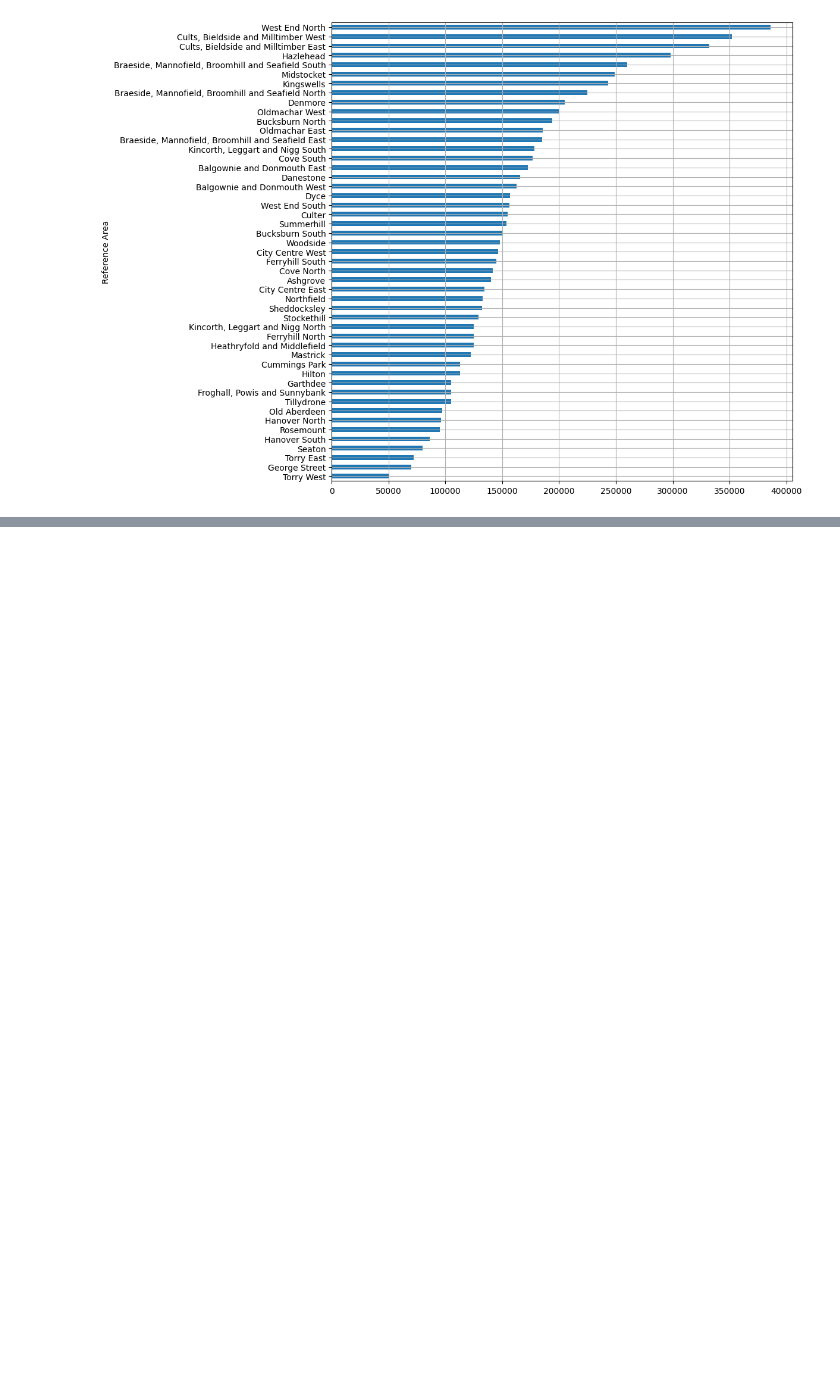
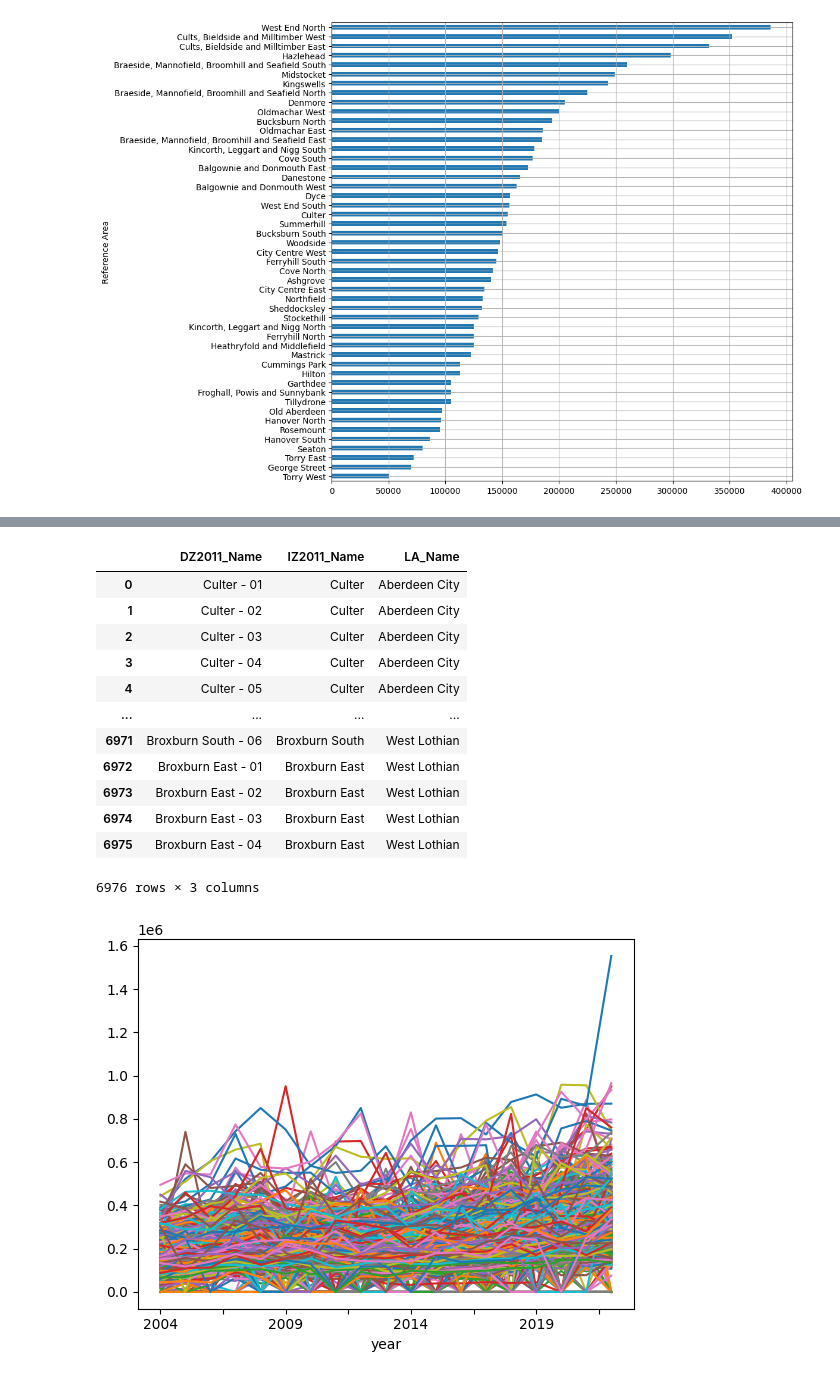
Before and after one commit to ManuelJua/aberdeen_data, a Jupyter notebook: sales_properties/price_property_analysis.ipynb, the cells around one changed output, grey strips where cells are left out. Cells and saved outputs as stored; diff of their text form; code cells hidden in the pictures; blank space fills up the shorter version.

Commit message:
A wee bit more formating for rent in Scotland dataframes

```diff
--- a/sales_properties/price_property_analysis.ipynb
+++ b/sales_properties/price_property_analysis.ipynb
@@ -17,0 +26,19 @@ plt.grid()
+# %%
+edin_zones=data_zones[data_zones['LA_Name']=='City of Edinburgh']['DZ2011_Name'].unique()
+pivot[edin_zones].plot(legend=False)
+data_zones
+# %% [output]
+|  | DZ2011_Name | IZ2011_Name | LA_Name |
+| 0 | Culter - 01 | Culter | Aberdeen City |
+| 1 | Culter - 02 | Culter | Aberdeen City |
+| 2 | Culter - 03 | Culter | Aberdeen City |
+| 3 | Culter - 04 | Culter | Aberdeen City |
+| 4 | Culter - 05 | Culter | Aberdeen City |
+| ... | ... | ... | ... |
+| 6971 | Broxburn South - 06 | Broxburn South | West Lothian |
+| 6972 | Broxburn East - 01 | Broxburn East | West Lothian |
+| 6973 | Broxburn East - 02 | Broxburn East | West Lothian |
+| 6974 | Broxburn East - 03 | Broxburn East | West Lothian |
+| 6975 | Broxburn East - 04 | Broxburn East | West Lothian |
+6976 rows × 3 columns
+[figure, added]
```
Also changed, not shown: parts of 3 cells of this notebook, 4 other files.
